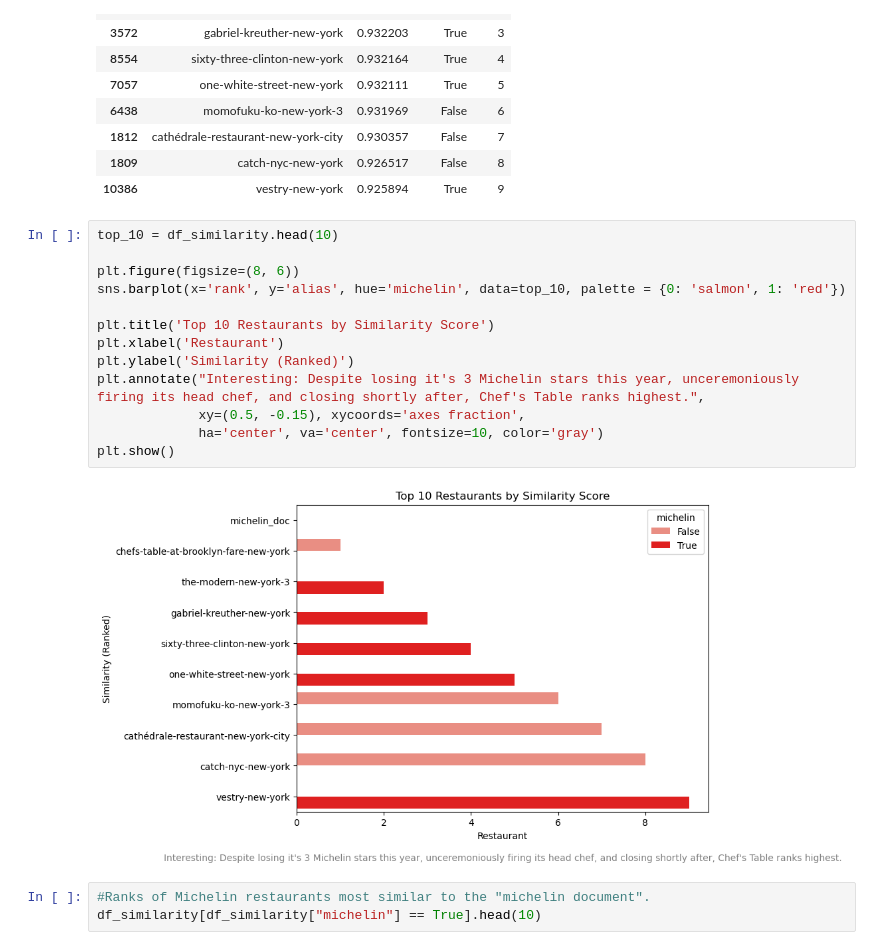
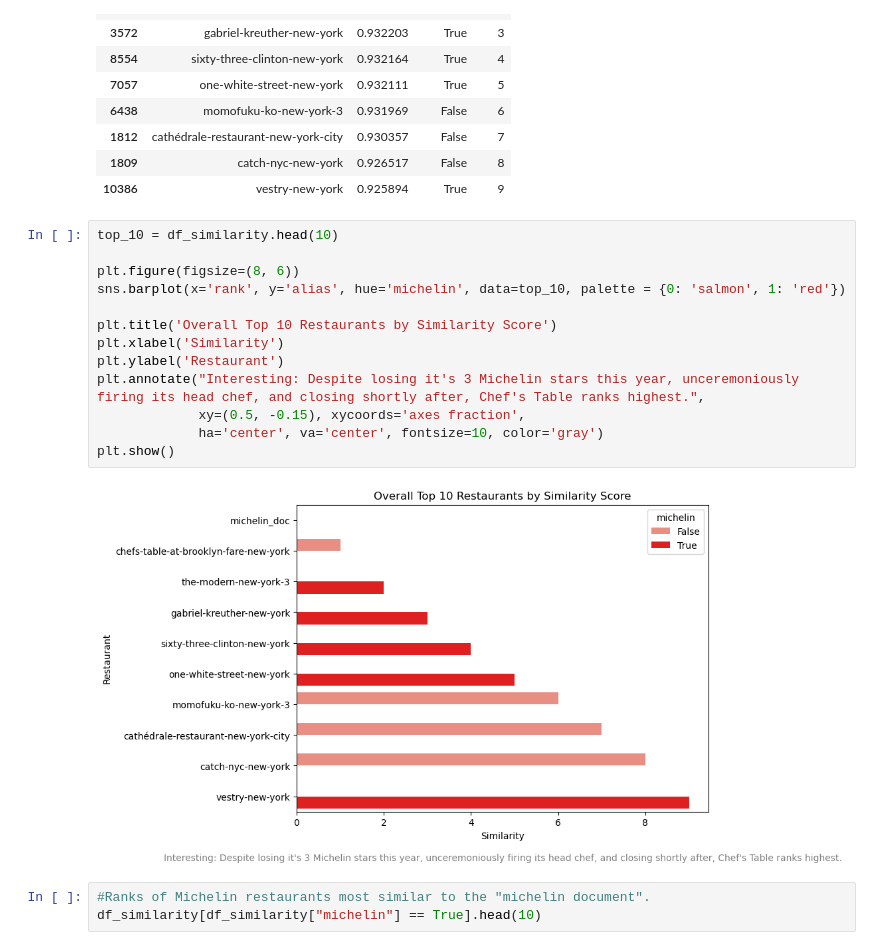
Before and after one commit to mabdullah-nyu/DSGA-1007-Project, a Jupyter notebook: tfidf_model.ipynb, the cells around one changed output. Cells and saved outputs as stored; diff of their text form.

Commit message:
adjusting graphs

```diff
--- a/tfidf_model.ipynb
+++ b/tfidf_model.ipynb
@@ -82,18 +82,18 @@ df_similarity.head(10)
 # %%
 top_10 = df_similarity.head(10)
 
 plt.figure(figsize=(8, 6))
 sns.barplot(x='rank', y='alias', hue='michelin', data=top_10, palette = {0: 'salmon', 1: 'red'})
 
-plt.title('Top 10 Restaurants by Similarity Score')
-plt.xlabel('Restaurant')
-plt.ylabel('Similarity (Ranked)')
+plt.title('Overall Top 10 Restaurants by Similarity Score')
+plt.xlabel('Similarity')
+plt.ylabel('Restaurant')
 plt.annotate("Interesting: Despite losing it's 3 Michelin stars this year, unceremoniously firing its head chef, and closing shortly after, Chef's Table ranks highest.",
              xy=(0.5, -0.15), xycoords='axes fraction',
              ha='center', va='center', fontsize=10, color='gray')
 plt.show()
 # %% [output]
-[figure, old version]
+[figure, new version]
 # %%
 #Ranks of Michelin restaurants most similar to the "michelin document".
 df_similarity[df_similarity["michelin"] == True].head(10)
```
Also changed, not shown: parts of 1 cell of this notebook, 1 other file.
